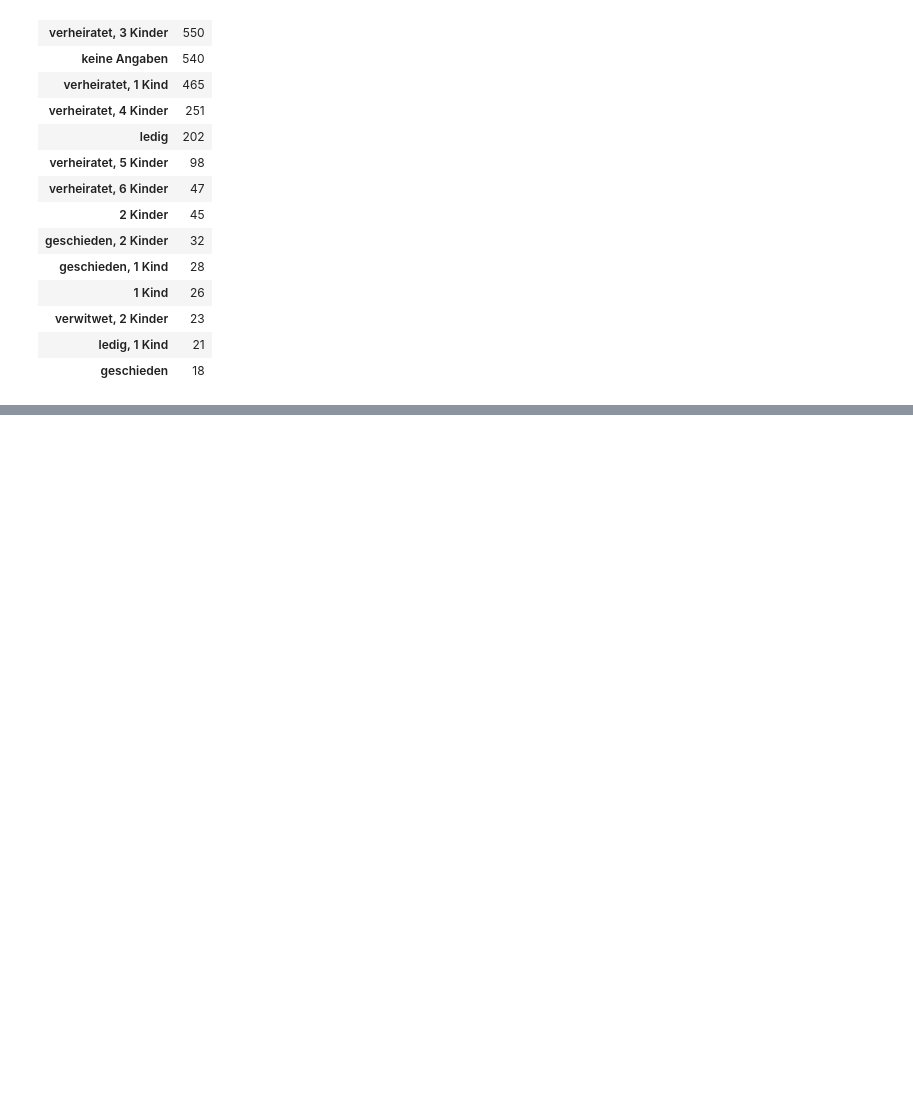
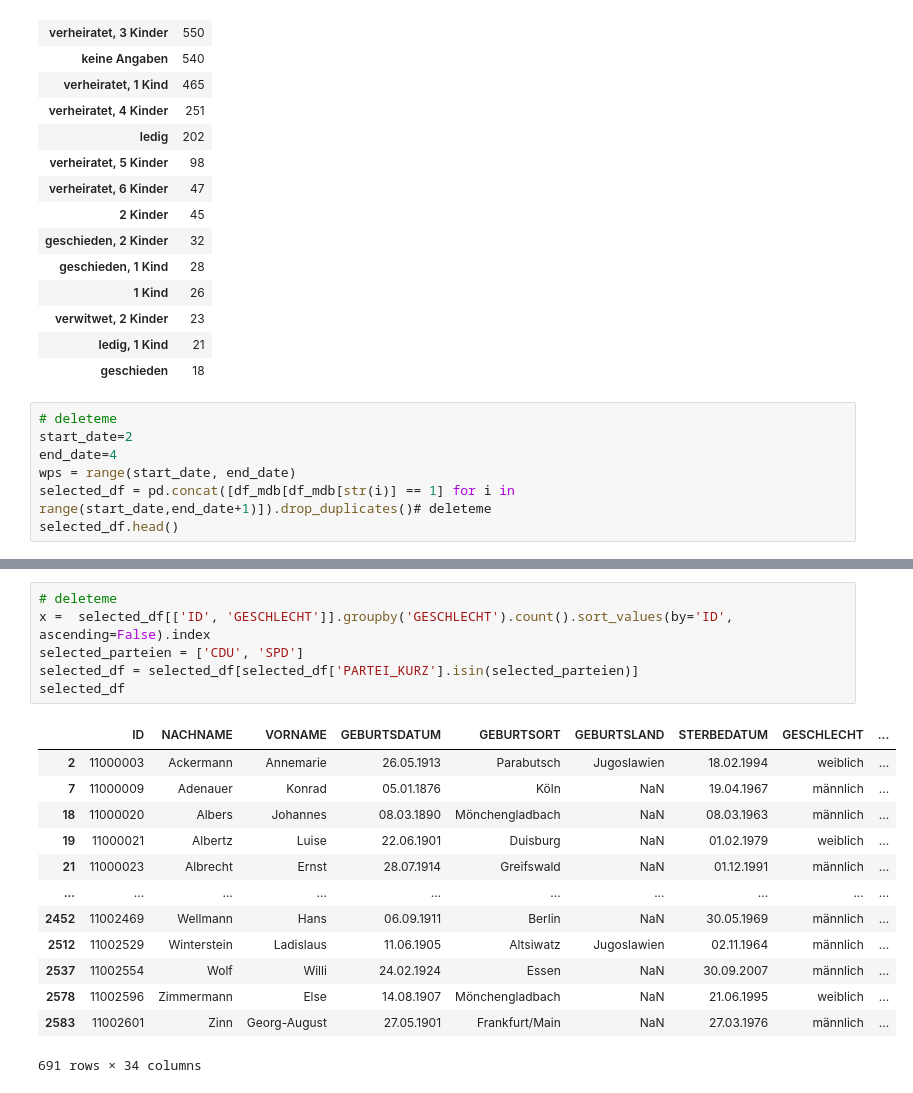
Before and after one commit to mrs-curi0sity/bundestag-mining, a Jupyter notebook: Parse_Stammdaten.ipynb, the cells around one changed output, grey strips where cells are left out. Cells and saved outputs as stored; diff of their text form; blank space fills up the shorter version.

```diff
--- a/Parse_Stammdaten.ipynb
+++ b/Parse_Stammdaten.ipynb
@@ -137,3 +189,10 @@ df_mdb[['ID', 'FAMILIENSTAND']].groupby('FAMILIENSTAND').count().sort_values(by=
 | verwitwet, 2 Kinder | 23 |
 | ledig, 1 Kind | 21 |
 | geschieden | 18 |
+# %%
+# deleteme
+start_date=2
+end_date=4
+wps = range(start_date, end_date)
+selected_df = pd.concat([df_mdb[df_mdb[str(i)] == 1] for i in range(start_date,end_date+1)]).drop_duplicates()# deleteme
+selected_df.head()
@@ -139,0 +207,20 @@ df_mdb[['ID', 'FAMILIENSTAND']].groupby('FAMILIENSTAND').count().sort_values(by=
+# %%
+# deleteme
+x =  selected_df[['ID', 'GESCHLECHT']].groupby('GESCHLECHT').count().sort_values(by='ID', ascending=False).index
+selected_parteien = ['CDU', 'SPD']
+selected_df = selected_df[selected_df['PARTEI_KURZ'].isin(selected_parteien)]
+selected_df
+# %% [output]
+|  | ID | NACHNAME | VORNAME | GEBURTSDATUM | GEBURTSORT | GEBURTSLAND | STERBEDATUM | GESCHLECHT | ... |
+| 2 | 11000003 | Ackermann | Annemarie | 26.05.1913 | Parabutsch | Jugoslawien | 18.02.1994 | weiblich | ... |
+| 7 | 11000009 | Adenauer | Konrad | 05.01.1876 | Köln | NaN | 19.04.1967 | männlich | ... |
+| 18 | 11000020 | Albers | Johannes | 08.03.1890 | Mönchengladbach | NaN | 08.03.1963 | männlich | ... |
+| 19 | 11000021 | Albertz | Luise | 22.06.1901 | Duisburg | NaN | 01.02.1979 | weiblich | ... |
+| 21 | 11000023 | Albrecht | Ernst | 28.07.1914 | Greifswald | NaN | 01.12.1991 | männlich | ... |
+| ... | ... | ... | ... | ... | ... | ... | ... | ... | ... |
+| 2452 | 11002469 | Wellmann | Hans | 06.09.1911 | Berlin | NaN | 30.05.1969 | männlich | ... |
+| 2512 | 11002529 | Winterstein | Ladislaus | 11.06.1905 | Altsiwatz | Jugoslawien | 02.11.1964 | männlich | ... |
+| 2537 | 11002554 | Wolf | Willi | 24.02.1924 | Essen | NaN | 30.09.2007 | männlich | ... |
+| 2578 | 11002596 | Zimmermann | Else | 14.08.1907 | Mönchengladbach | NaN | 21.06.1995 | weiblich | ... |
+| 2583 | 11002601 | Zinn | Georg-August | 27.05.1901 | Frankfurt/Main | NaN | 27.03.1976 | männlich | ... |
+691 rows × 34 columns
```
Also changed, not shown: parts of 14 cells of this notebook, 2 other files.
